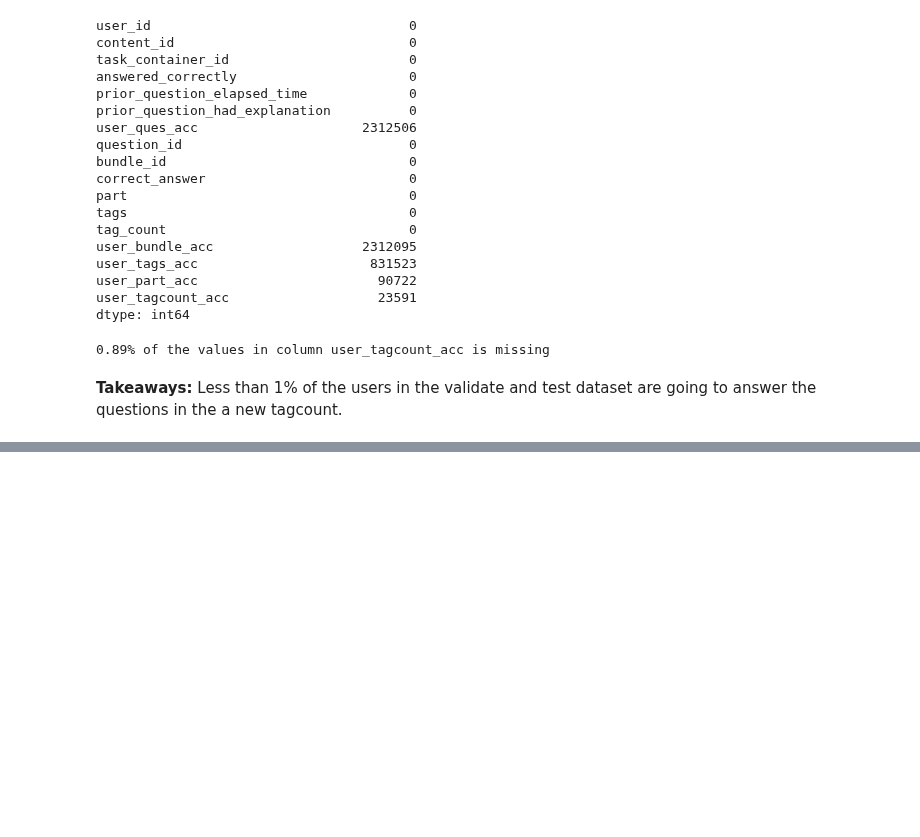
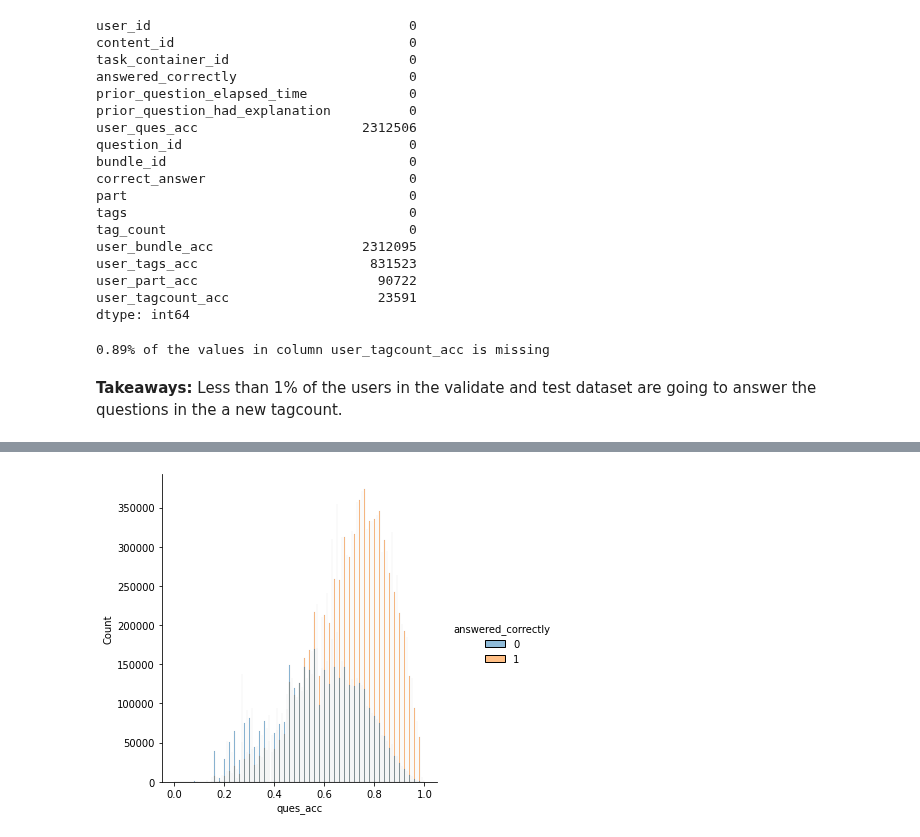
Before and after one commit to Yongliang-Shi/riiid_answer_correctness_prediction, a Jupyter notebook: model.ipynb, the cells around one changed output, grey strips where cells are left out. Drawn from its saved outputs; the diff is of its cells as text; code cells hidden in the pictures; blank space fills up the shorter version.

Commit message:
add new feature ques_accuracy

```diff
--- a/model.ipynb
+++ b/model.ipynb
@@ -848,0 +853,6 @@ print(f"{round((23591*100/df_test.shape[0]),2)}% of the values in column user_ta
+# %%
+%%time
+# Compute the ques_accuracy
+
+ques_accuracy = explore.compute_ques_acc(df_train)
+ques_accuracy.head(2)
@@ -848,0 +866,6 @@ print(f"{round((23591*100/df_test.shape[0]),2)}% of the values in column user_ta
+# %%
+%%time
+# Concat ques_accuracy to the df_train
+
+df_train = df_train.merge(ques_accuracy, how='left', on='content_id')
+df_train.info()
@@ -848,0 +890,8 @@ print(f"{round((23591*100/df_test.shape[0]),2)}% of the values in column user_ta
+# %%
+%%time
+# Plot the distribution of values in column user_part_acc
+
+sns.displot(data=df_train, x='ques_acc', hue='answered_correctly', )
+plt.show()
+# %% [output]
+[figure, added]
```
Also changed, not shown: parts of 11 cells of this notebook.
